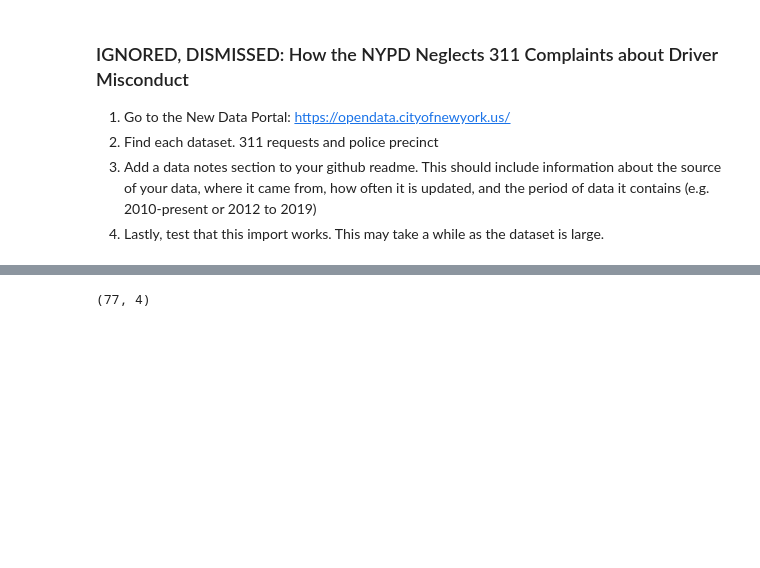
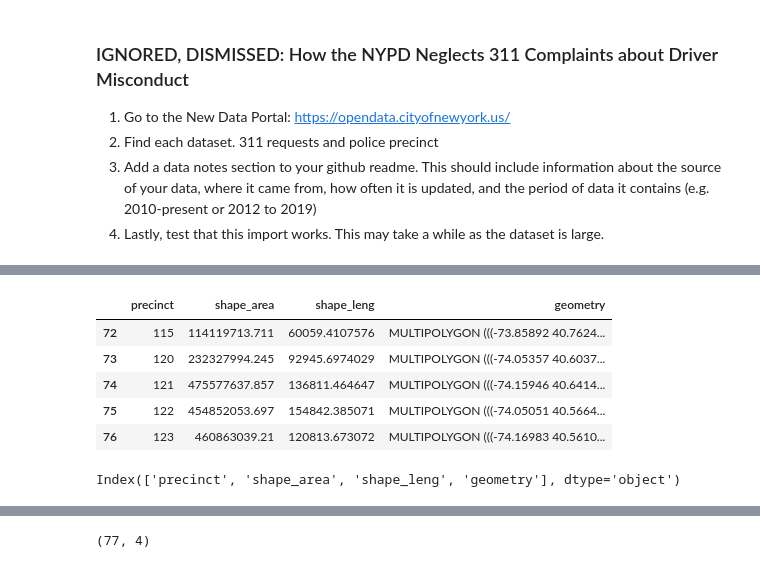
Before and after one commit to ssigman1/group4-nypd, a Jupyter notebook: Notebooks/group4_SavannahSigman.ipynb, the cells around one changed output, grey strips where cells are left out. Cells and saved outputs as stored; diff of their text form; code cells hidden in the pictures; blank space fills up the shorter version.

```diff
--- a/Notebooks/group4_SavannahSigman.ipynb
+++ b/Notebooks/group4_SavannahSigman.ipynb
@@ -28,0 +38,13 @@ police = gpd.read_file('https://data.cityofnewyork.us/api/geospatial/78dh-3ptz?m
+# %%
+police.tail()
+# %% [output]
+|  | precinct | shape_area | shape_leng | geometry |
+| 72 | 115 | 114119713.711 | 60059.4107576 | MULTIPOLYGON (((-73.85892 40.7624... |
+| 73 | 120 | 232327994.245 | 92945.6974029 | MULTIPOLYGON (((-74.05357 40.6037... |
+| 74 | 121 | 475577637.857 | 136811.464647 | MULTIPOLYGON (((-74.15946 40.6414... |
+| 75 | 122 | 454852053.697 | 154842.385071 | MULTIPOLYGON (((-74.05051 40.5664... |
+| 76 | 123 | 460863039.21 | 120813.673072 | MULTIPOLYGON (((-74.16983 40.5610... |
+# %%
+police.columns
+# %% [output]
+Index(['precinct', 'shape_area', 'shape_leng', 'geometry'], dtype='object')
```
Also changed, not shown: parts of 11 cells of this notebook, 1 other file.
